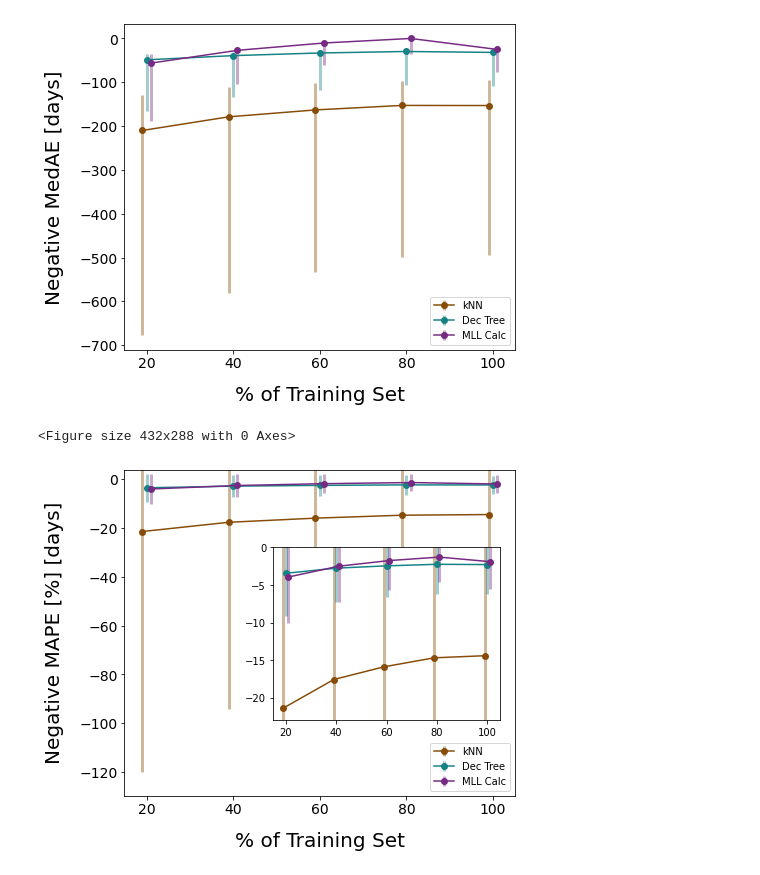
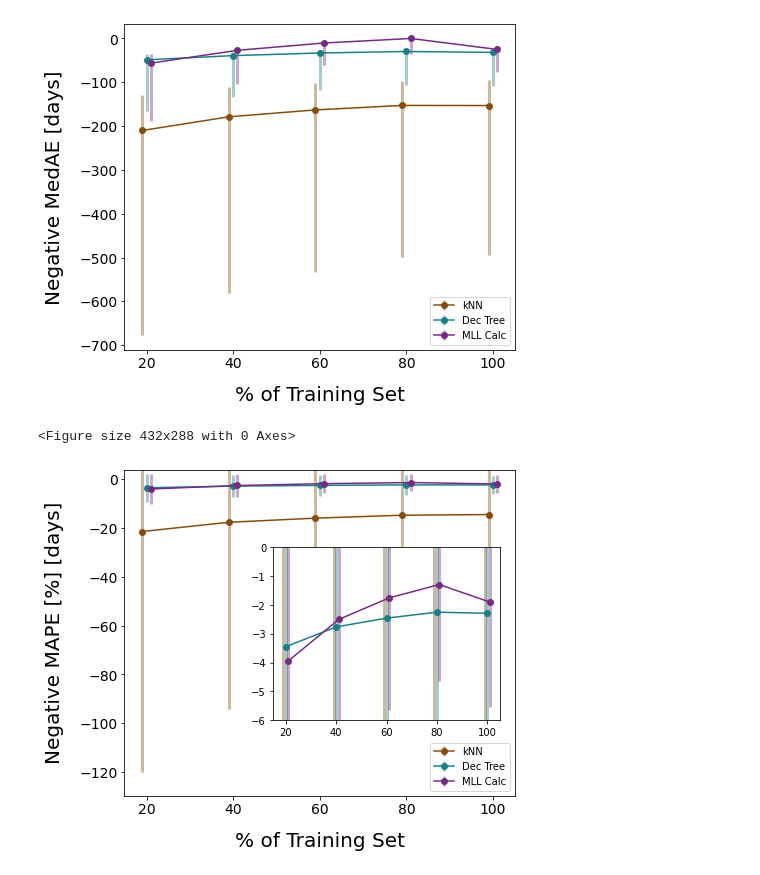
Before and after one commit to opotowsky/process_results, a Jupyter notebook: nuc_rand-err_mll_scikit_compare.ipynb, the cells around one changed output. Drawn from its saved outputs; the diff is of its cells as text; code cells hidden in the pictures.

Commit message:
updating the inset for the TSI learning curve

```diff
--- a/nuc_rand-err_mll_scikit_compare.ipynb
+++ b/nuc_rand-err_mll_scikit_compare.ipynb
@@ -429,14 +429,14 @@ plt.show()
 # %%
 fig, ax, sv_fig = plot_learncurves('Learning Curve: Time Since Irradiation Prediction', 'cooling', 'MAPE')
 ax.set_ylim(None, 4)
 
 # inset
 inset_ax = fig.add_axes([0.42, 0.3, 0.45, 0.4]) # X, Y, width, height
 fig, inset_ax = inset_lc(fig, inset_ax, 'cooling', 'MAPE')
-inset_ax.set_ylim(-23, 0)
+inset_ax.set_ylim(-6, 0)
 plt.show()
 
 fig.savefig(sv_fig, bbox_inches='tight', transparent=True)
 # %% [output]
 <Figure size 432x288 with 0 Axes>
-[figure, old version]
+[figure, new version]
```
